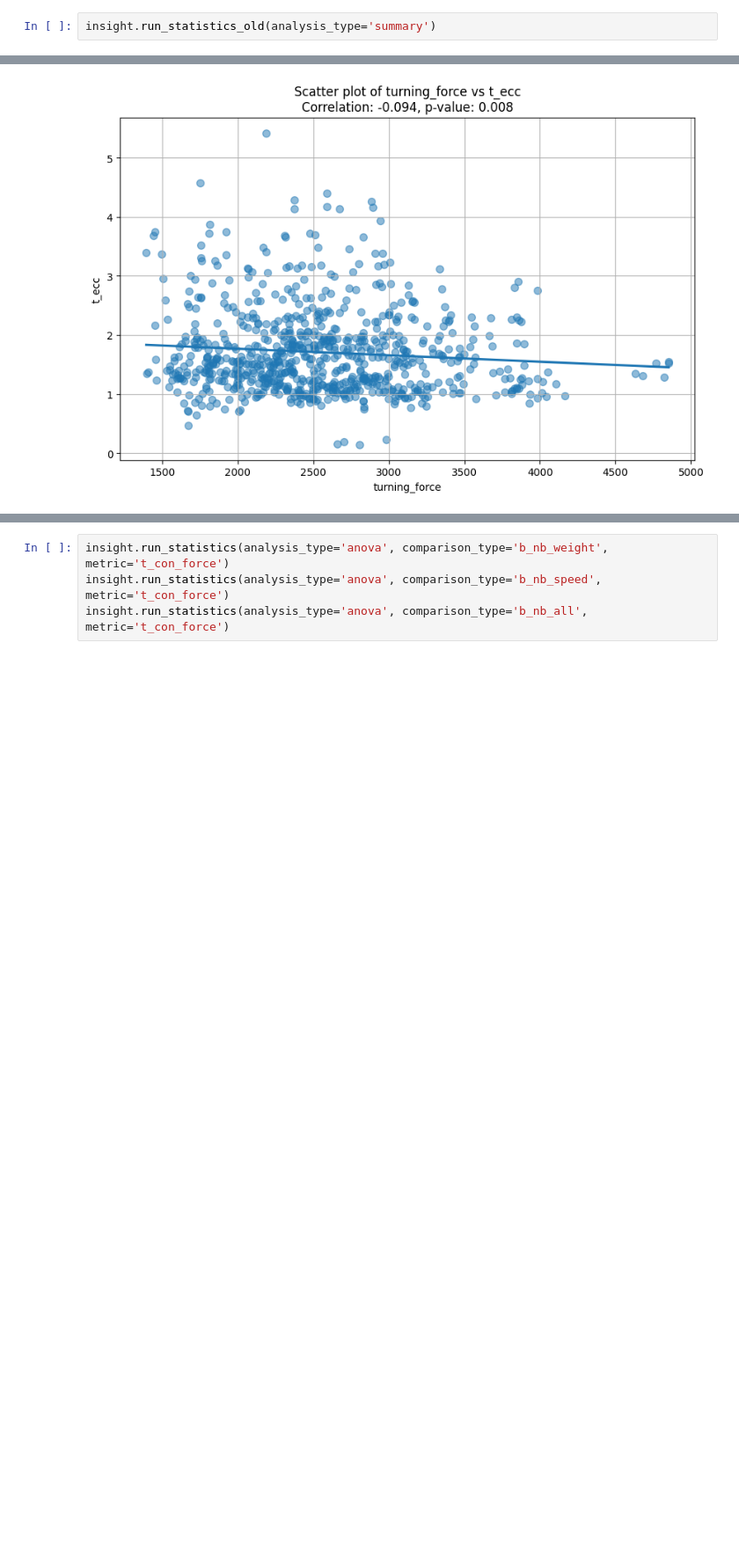
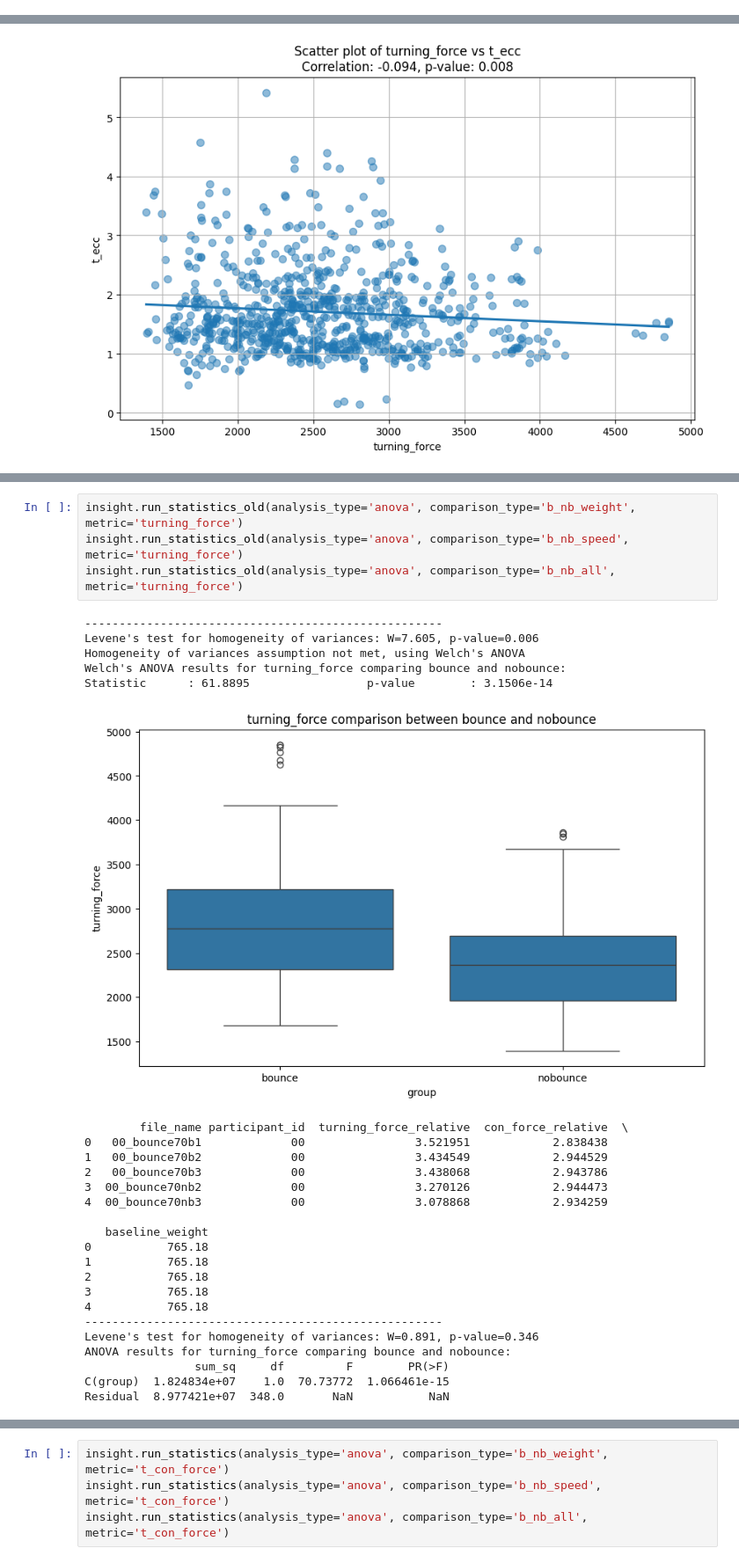
Before and after one commit to loieboi/BounceInsight, a Jupyter notebook: run.ipynb, the cells around one changed output, grey strips where cells are left out. Shown at 88% size. Drawn from its saved outputs; the diff is of its cells as text; blank space fills up the shorter version.

```diff
--- a/run.ipynb
+++ b/run.ipynb
@@ -83,5 +83,3 @@ t_con; Avg: 1.101, Std Dev: 0.282, Median: 1.043, Min: 0.069, Max: 4.268
 t_total; Avg: 2.809, Std Dev: 0.785, Median: 2.663, Min: 0.937, Max: 6.377
 turning_force; Avg: 2544.861, Std Dev: 614.233, Median: 2485.807, Min: 1393.323, Max: 4851.622
 con_force; Avg: 2333.685, Std Dev: 437.282, Median: 2297.170, Min: 1329.104, Max: 3553.341
-# %%
-insight.run_statistics_old(analysis_type='summary')
@@ -160,0 +179,30 @@ IndexError: index 1 is out of bounds for axis 0 with size 1
+# %%
+insight.run_statistics_old(analysis_type='anova', comparison_type='b_nb_weight', metric='turning_force')
+insight.run_statistics_old(analysis_type='anova', comparison_type='b_nb_speed', metric='turning_force')
+insight.run_statistics_old(analysis_type='anova', comparison_type='b_nb_all', metric='turning_force')
+# %% [output]
+----------------------------------------------------
+Levene's test for homogeneity of variances: W=7.605, p-value=0.006
+Homogeneity of variances assumption not met, using Welch's ANOVA
+Welch's ANOVA results for turning_force comparing bounce and nobounce:
+Statistic      : 61.8895                 p-value        : 3.1506e-14
+[figure, added]
+        file_name participant_id  turning_force_relative  con_force_relative  \
+0   00_bounce70b1             00                3.521951            2.838438
+1   00_bounce70b2             00                3.434549            2.944529
+2   00_bounce70b3             00                3.438068            2.943786
+3  00_bounce70nb2             00                3.270126            2.944473
+4  00_bounce70nb3             00                3.078868            2.934259
+
+   baseline_weight
+0           765.18
+1           765.18
+2           765.18
+3           765.18
+4           765.18
+----------------------------------------------------
+Levene's test for homogeneity of variances: W=0.891, p-value=0.346
+ANOVA results for turning_force comparing bounce and nobounce:
+                sum_sq     df         F        PR(>F)
+C(group)  1.824834e+07    1.0  70.73772  1.066461e-15
+Residual  8.977421e+07  348.0       NaN           NaN
```
Also changed, not shown: parts of 3 cells of this notebook, 4 other files.
